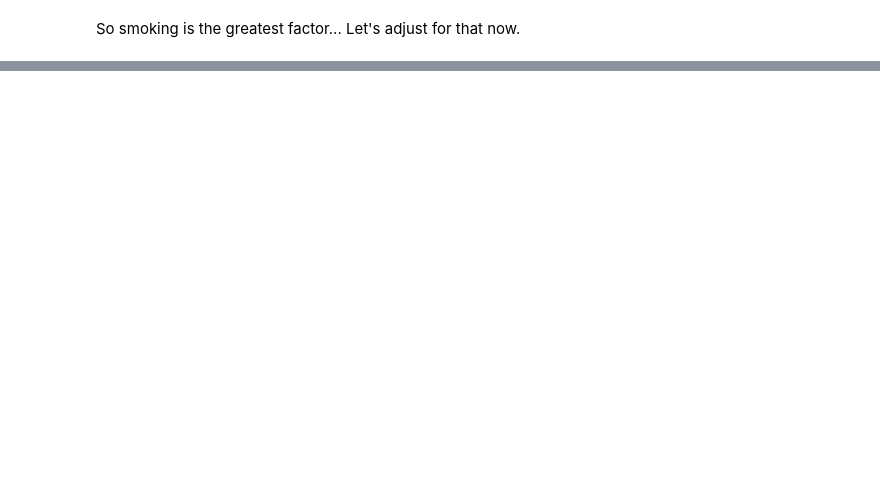
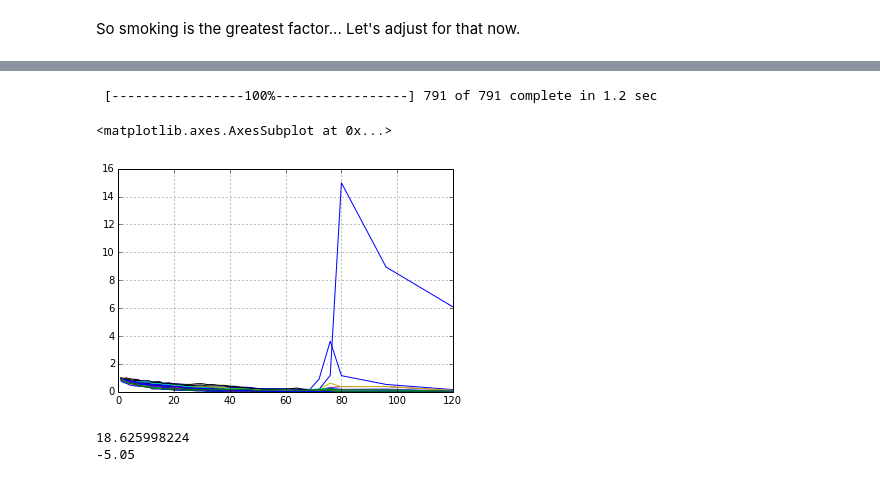
Before and after one commit to eamartin/nlsy_bf, a Jupyter notebook: NLSY Breast Feeding Duration Analysis.ipynb, the cells around one changed output, grey strips where cells are left out. Drawn from its saved outputs; the diff is of its cells as text; code cells hidden in the pictures; blank space fills up the shorter version.

```diff
--- a/NLSY Breast Feeding Duration Analysis.ipynb
+++ b/NLSY Breast Feeding Duration Analysis.ipynb
@@ -203,10 +266,11 @@ for s in ['age', 'year', 'education']:
-# %%
-outlier = max(train_set['duration'])
-stripped_set = train_set[train_set.duration != outlier];
 # %%
-aaf = ll.AalenAdditiveFitter(penalizer=1000)
+aaf = ll.AalenAdditiveFitter(penalizer=.01)
 aaf.fit(stripped_set, duration_col='duration', event_col='done_feeding')
 aaf.predict_survival_function(test_factors).plot(legend=False)
+# %% [output]
+ [-----------------100%-----------------] 791 of 791 complete in 1.2 sec
+<matplotlib.axes.AxesSubplot at 0x...>
+[figure, added]
 # %%
 reordered_test_set = test_set.reset_index()
 test_factors = test_set[test_set.columns[2:]].astype(int)
@@ -215,6 +279,9 @@ median_errors = aaf.predict_median(test_factors) - reordered_test_set.duration
 
 print sum(ev_errors) / len(ev_errors)
 print sum(median_errors) / len(median_errors)
+# %% [output]
+18.625998224
+-5.05
 # %%
 fig = plt.figure()
 ax = fig.add_subplot(211)
```
Also changed, not shown: parts of 17 cells of this notebook.
